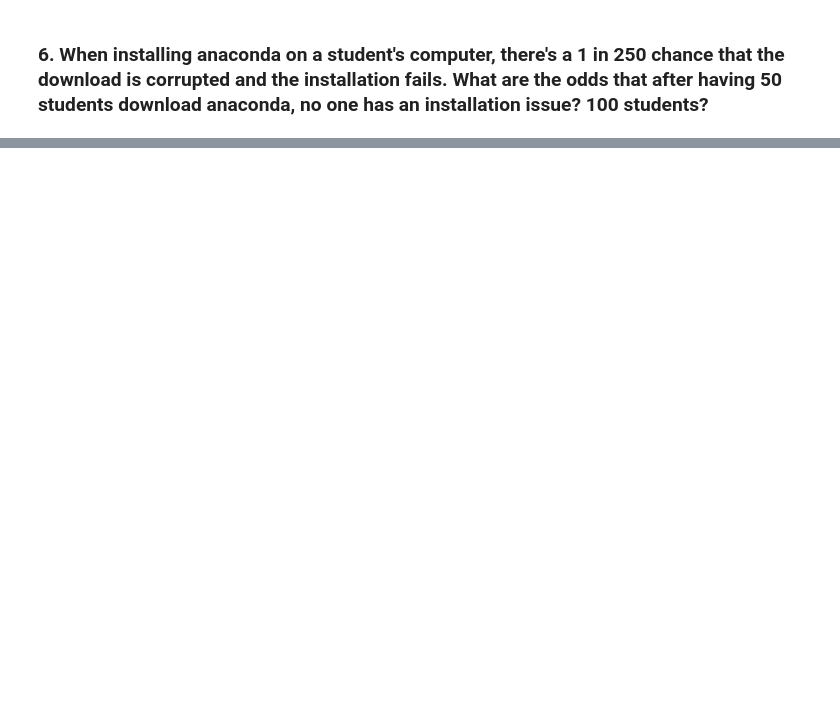
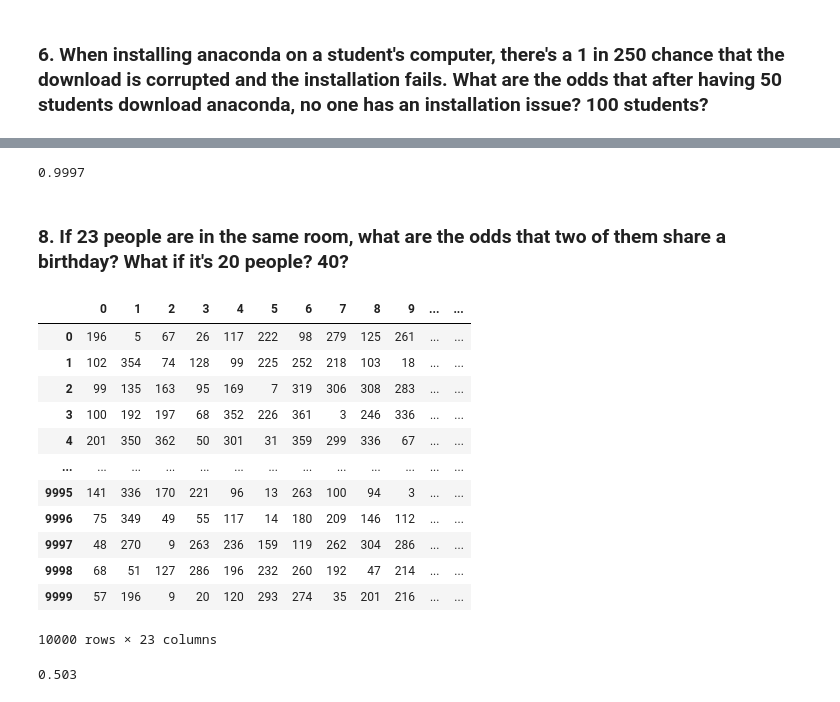
Before and after one commit to caroline-miller0921/statistics-exercises, a Jupyter notebook: simulation.ipynb, the cells around one changed output, grey strips where cells are left out. Drawn from its saved outputs; the diff is of its cells as text; code cells hidden in the pictures; blank space fills up the shorter version.

```diff
--- a/simulation.ipynb
+++ b/simulation.ipynb
@@ -624,3 +901,7 @@ tall_women.mean()
 # %%
-# How likely is it that a food truck will show up sometime
-# this week?
+(foodtrucks.days_foodtruck >= 1).mean()
+
+# this is the decimal value for the likelihood that a foodtruck
+# will show up sometime in a week
+# %% [output]
+0.9997
@@ -630,0 +908,24 @@ tall_women.mean()
+# %% [markdown]
+### 8. If 23 people are in the same room, what are the odds that two of them share a birthday? What if it's 20 people? 40?
+# %%
+chance = 10_000
+people = 23
+# %%
+birthdays = np.random.choice(list(range(1, 366)), chance * people).reshape(chance, people)
+# %%
+birthdays = pd.DataFrame(birthdays)
+birthdays
+# %% [output]
+|  | 0 | 1 | 2 | 3 | 4 | 5 | 6 | 7 | 8 | 9 | ... | ... |
+| 0 | 196 | 5 | 67 | 26 | 117 | 222 | 98 | 279 | 125 | 261 | ... | ... |
+| 1 | 102 | 354 | 74 | 128 | 99 | 225 | 252 | 218 | 103 | 18 | ... | ... |
+| 2 | 99 | 135 | 163 | 95 | 169 | 7 | 319 | 306 | 308 | 283 | ... | ... |
+| 3 | 100 | 192 | 197 | 68 | 352 | 226 | 361 | 3 | 246 | 336 | ... | ... |
+| 4 | 201 | 350 | 362 | 50 | 301 | 31 | 359 | 299 | 336 | 67 | ... | ... |
+| ... | ... | ... | ... | ... | ... | ... | ... | ... | ... | ... | ... | ... |
+| 9995 | 141 | 336 | 170 | 221 | 96 | 13 | 263 | 100 | 94 | 3 | ... | ... |
+| 9996 | 75 | 349 | 49 | 55 | 117 | 14 | 180 | 209 | 146 | 112 | ... | ... |
+| 9997 | 48 | 270 | 9 | 263 | 236 | 159 | 119 | 262 | 304 | 286 | ... | ... |
+| 9998 | 68 | 51 | 127 | 286 | 196 | 232 | 260 | 192 | 47 | 214 | ... | ... |
+| 9999 | 57 | 196 | 9 | 20 | 120 | 293 | 274 | 35 | 201 | 216 | ... | ... |
+10000 rows × 23 columns
@@ -630,0 +934,7 @@ tall_women.mean()
+# %%
+(birthdays.unique_bdays < 23).mean()
+
+# This is the probability in decimal that among 23 people there will be at least 2 people with the
+# same birthday
+# %% [output]
+0.503
```
Also changed, not shown: parts of 58 cells of this notebook.
